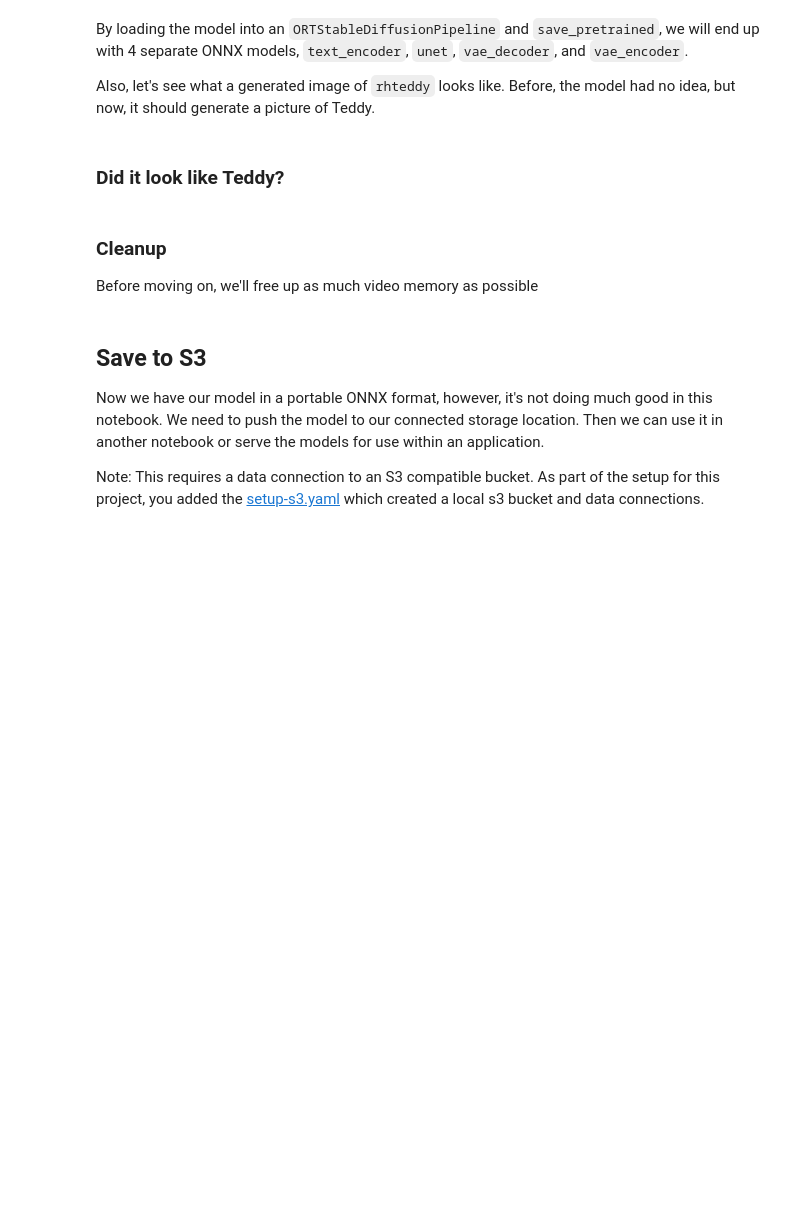
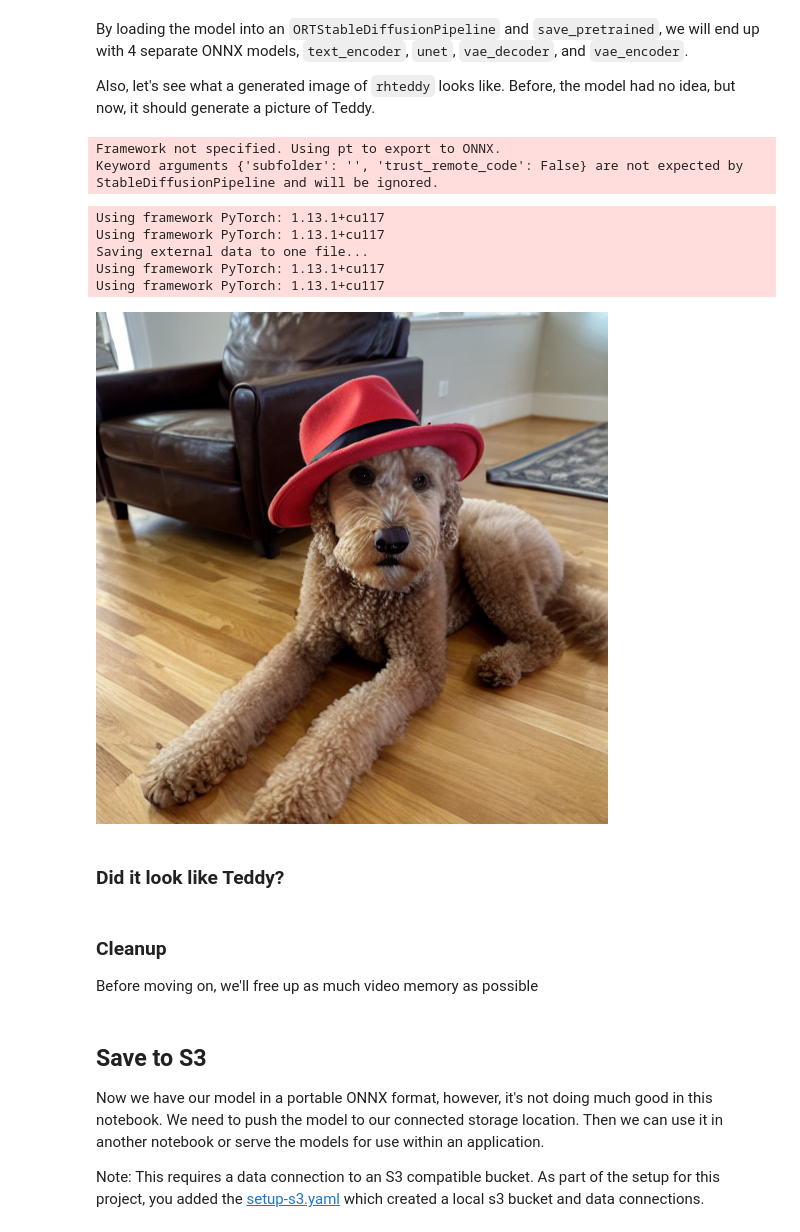
Before and after one commit to cfchase/text-to-image-demo, a Jupyter notebook: 2_fine_tuning.ipynb, the cells around one changed output. Drawn from its saved outputs; the diff is of its cells as text; code cells hidden in the pictures; blank space fills up the shorter version.

Commit message:
Add demo code Easy short run pipeline Saved notebook runs

```diff
--- a/2_fine_tuning.ipynb
+++ b/2_fine_tuning.ipynb
@@ -147,16 +250,25 @@ Also, let's see what a generated image of `rhteddy` looks like.  Before, the mod
 # %%
 from optimum.onnxruntime import ORTStableDiffusionPipeline
 import torch
 
 model_id = OUTPUT_DIR
 pipeline = ORTStableDiffusionPipeline.from_pretrained(model_id, export=True)
 
 device = torch.device("cuda" if GPU_ONNX_EXPORT.upper == "TRUE" and torch.cuda.is_available() else "cpu")
 pipeline.to(device)
 prompt = "photo of a rhteddy dog"
 image = pipeline(prompt).images[0]
-pipeline.save_pretrained(ONNX_OUTPUT_DIR)
+# pipeline.save_pretrained(ONNX_OUTPUT_DIR)
 image
+# %% [output]
+Framework not specified. Using pt to export to ONNX.
+Keyword arguments {'subfolder': '', 'trust_remote_code': False} are not expected by StableDiffusionPipeline and will be ignored.
+Using framework PyTorch: 1.13.1+cu117
+Using framework PyTorch: 1.13.1+cu117
+Saving external data to one file...
+Using framework PyTorch: 1.13.1+cu117
+Using framework PyTorch: 1.13.1+cu117
+[figure, added]
 # %% [markdown]
 ### Did it look like Teddy?
 # %% [markdown]
```
Also changed, not shown: parts of 13 cells of this notebook, 7 other files.
